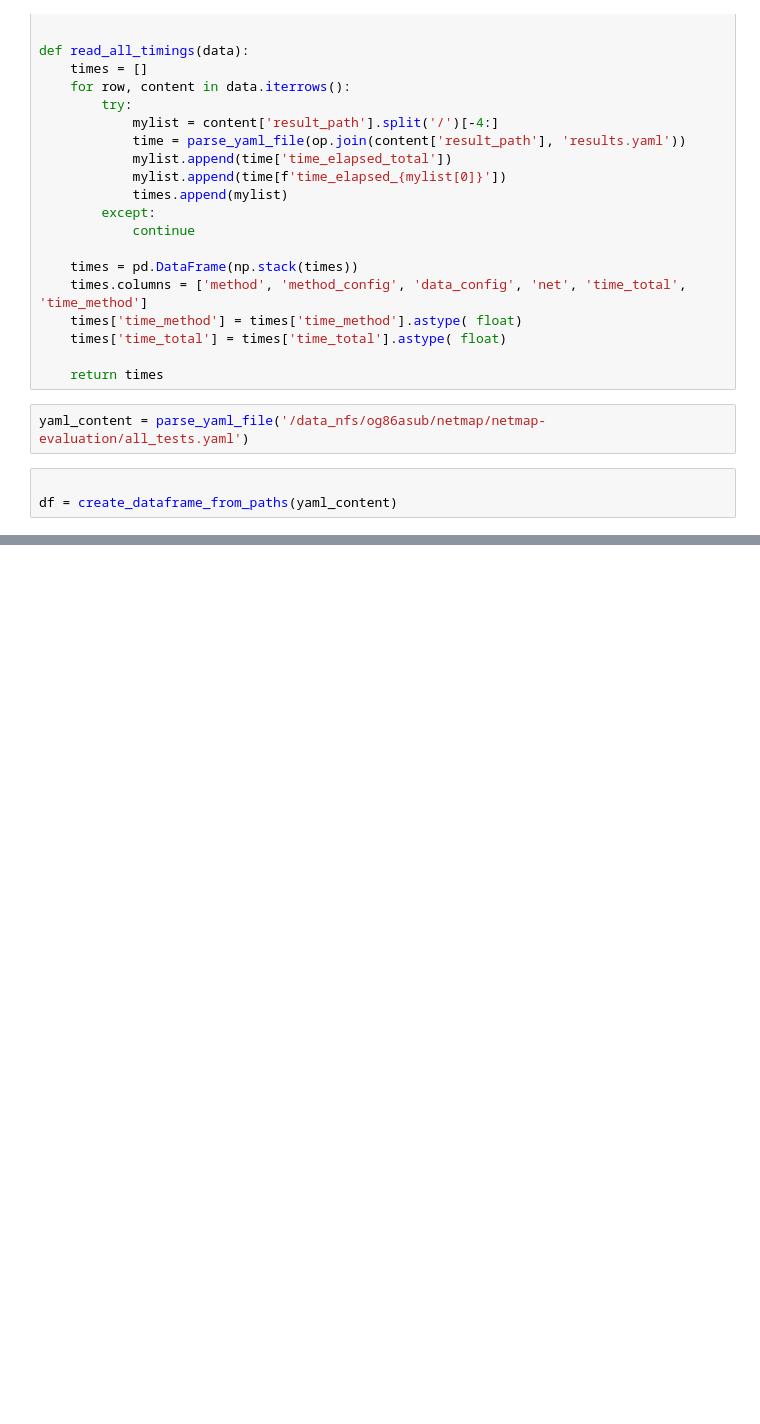
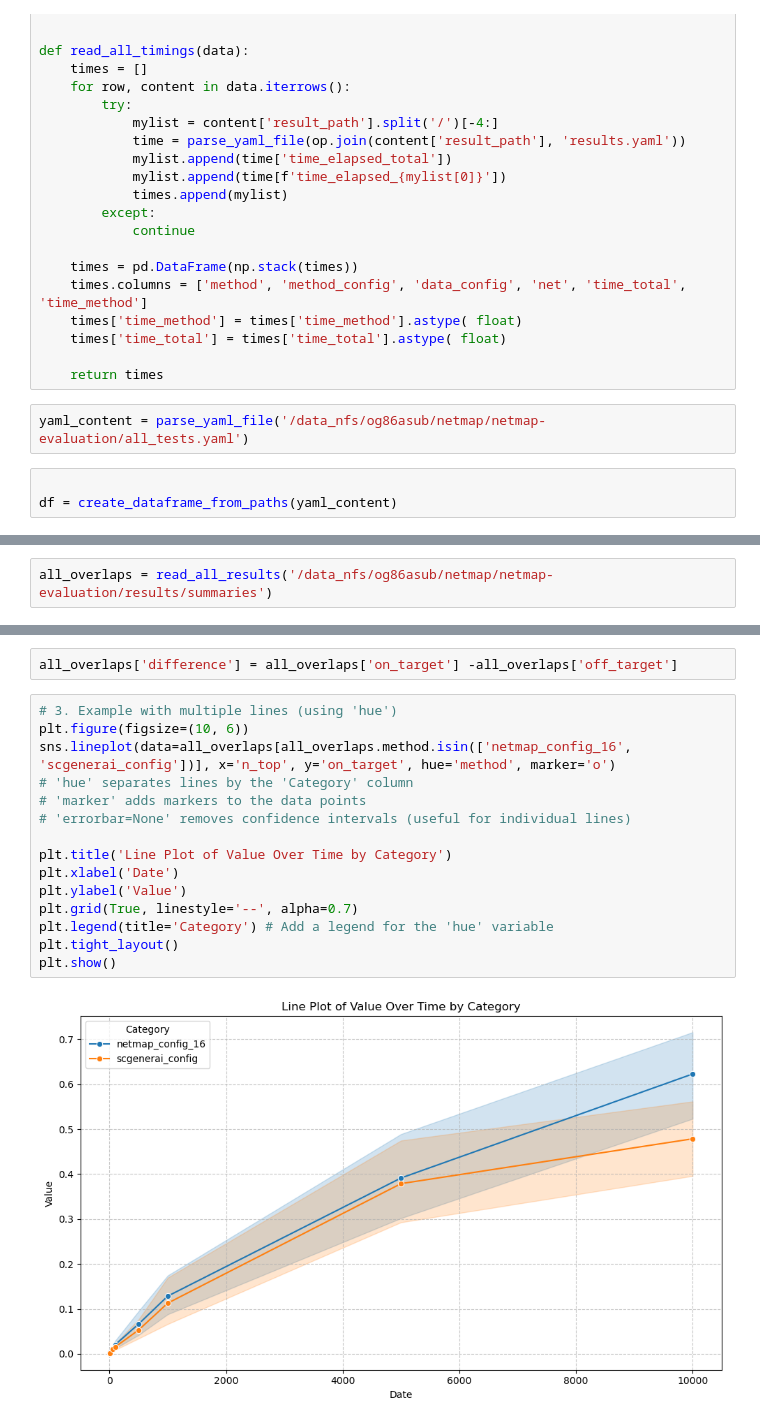
Before and after one commit to bionetslab/netmap-evaluation, a Jupyter notebook: src/evaluation/aggregated_results.ipynb, the cells around one changed output, grey strips where cells are left out. Drawn from its saved outputs; the diff is of its cells as text; blank space fills up the shorter version.

```diff
--- a/src/evaluation/aggregated_results.ipynb
+++ b/src/evaluation/aggregated_results.ipynb
@@ -313,0 +350,2 @@ df = create_dataframe_from_paths(yaml_content)
+# %%
+all_overlaps = read_all_results('/data_nfs/og86asub/netmap/netmap-evaluation/results/summaries')
@@ -313,0 +363,19 @@ df = create_dataframe_from_paths(yaml_content)
+# %%
+all_overlaps['difference'] = all_overlaps['on_target'] -all_overlaps['off_target']
+# %%
+# 3. Example with multiple lines (using 'hue')
+plt.figure(figsize=(10, 6))
+sns.lineplot(data=all_overlaps[all_overlaps.method.isin(['netmap_config_16', 'scgenerai_config'])], x='n_top', y='on_target', hue='method', marker='o')
+# 'hue' separates lines by the 'Category' column
+# 'marker' adds markers to the data points
+# 'errorbar=None' removes confidence intervals (useful for individual lines)
+
+plt.title('Line Plot of Value Over Time by Category')
+plt.xlabel('Date')
+plt.ylabel('Value')
+plt.grid(True, linestyle='--', alpha=0.7)
+plt.legend(title='Category') # Add a legend for the 'hue' variable
+plt.tight_layout()
+plt.show()
+# %% [output]
+[figure, added]
```
Also changed, not shown: parts of 40 cells of this notebook, 29 other files.
